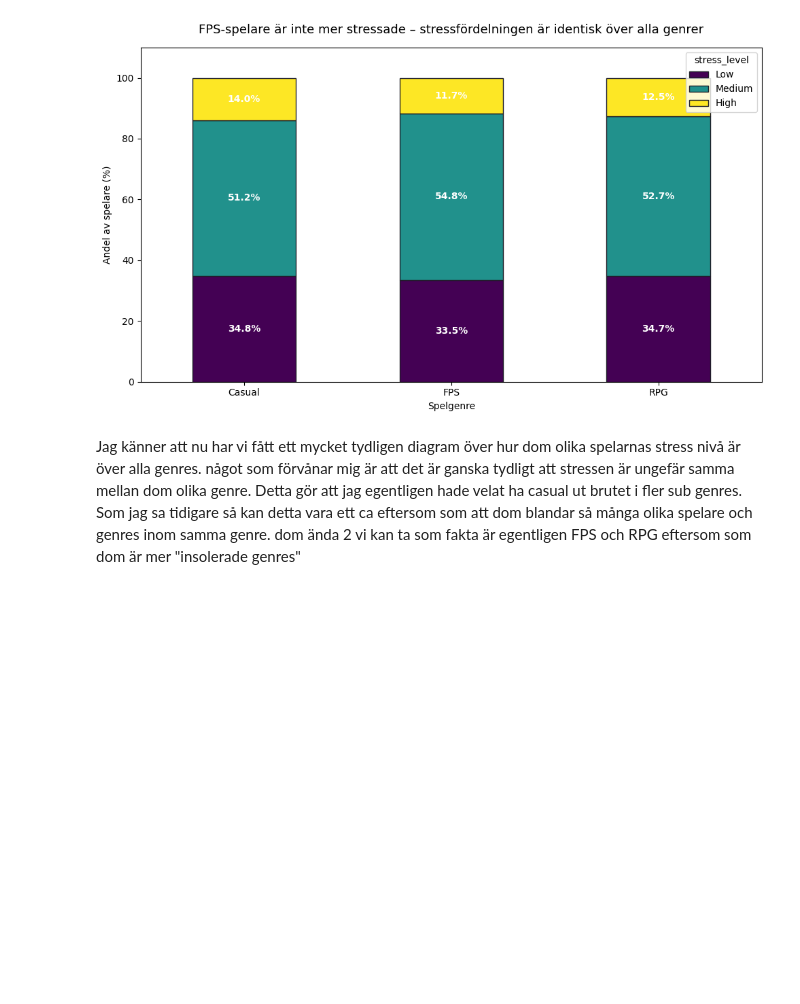
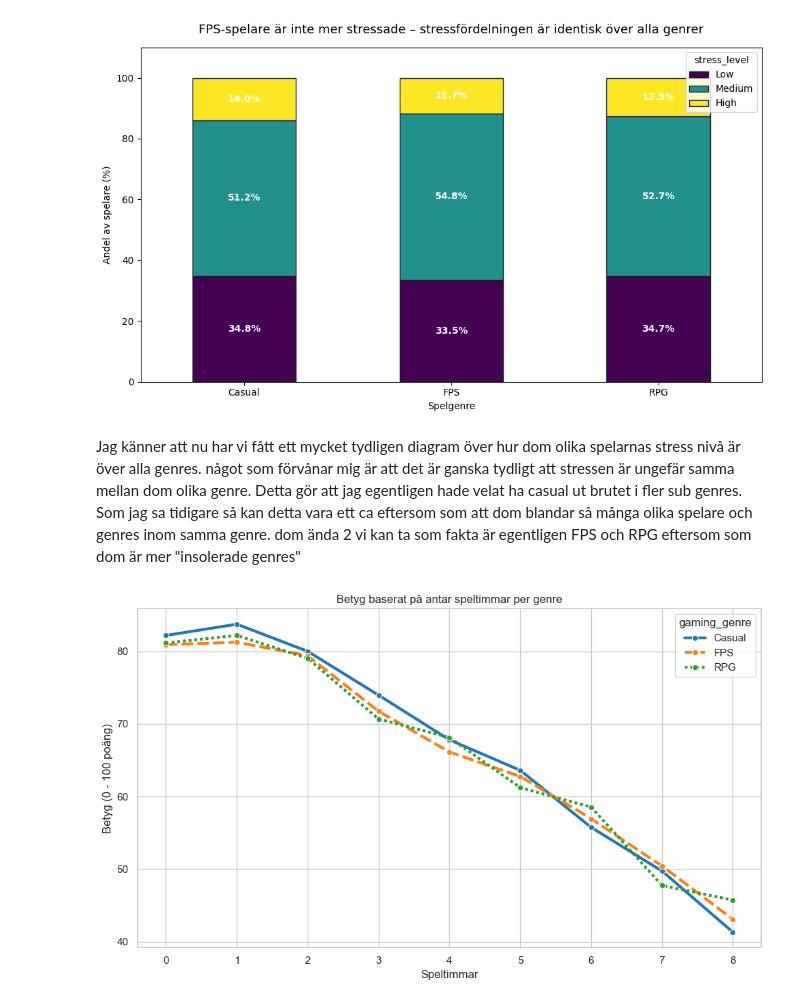
Before and after one commit to M-Renberg/Gaming-vs-Academic-Performance-Data-Analysis, a Jupyter notebook: notebook.ipynb, the cells around one changed output. Saved outputs shown, nothing was run; the diff lists cells and outputs as text; code cells hidden in the pictures; blank space fills up the shorter version.

Commit message:
game hours vs grade

```diff
--- a/notebook.ipynb
+++ b/notebook.ipynb
@@ -306,3 +306,31 @@ Jag känner att nu har vi fått ett mycket tydligen diagram över hur dom olika
 något som förvånar mig är att det är ganska tydligt att stressen är ungefär samma mellan dom olika genre.
 Detta gör att jag egentligen hade velat ha casual ut brutet i fler sub genres. Som jag sa tidigare så kan detta vara ett ca eftersom som att dom blandar så många olika spelare och genres inom samma genre.
 dom ända 2 vi kan ta som fakta är egentligen FPS och RPG eftersom som dom är mer "insolerade genres"
+# %%
+#skapar en kopia för att inte råka förstöra våra rena data.
+df_analysis = df_new.copy()
+#fixar till så vi får hela timmar.
+df_analysis['gaming_hours_rounded'] = df_analysis['gaming_hours'].round(0)
+
+# Skapa en pivot-tabell där x = timmar och linjer = genre
+pivot_data = df_analysis.pivot_table(
+    index='gaming_hours_rounded',
+    columns='gaming_genre',
+    values='grades',
+    aggfunc='mean'
+)
+
+fig, ax = plt.subplots(figsize=(10, 6))
+
+# Skapa linjediagram
+sns.lineplot(data=pivot_data, palette="tab10", linewidth=3, ax=ax, marker="o")
+
+# 5. VG-touch: Titel som påstående och tydliga enheter på svenska
+ax.set_title("Betyg baserat på antar speltimmar per genre")
+ax.set_xlabel("Speltimmar")
+ax.set_ylabel("Betyg (0 - 100 poäng)")
+
+plt.tight_layout()
+plt.show()
+# %% [output]
+[figure, added]
```
Also changed, not shown: parts of 1 cell of this notebook.
